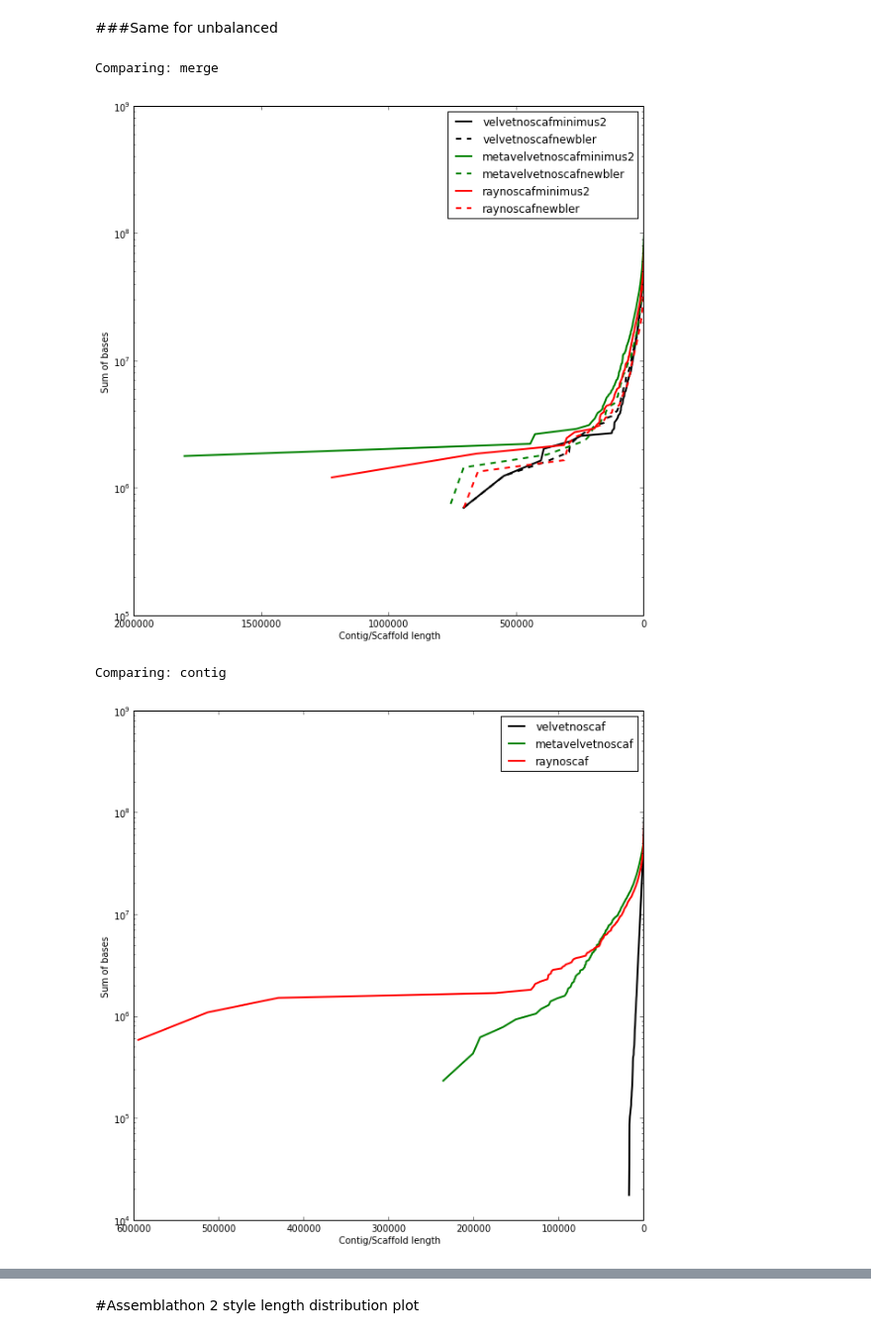
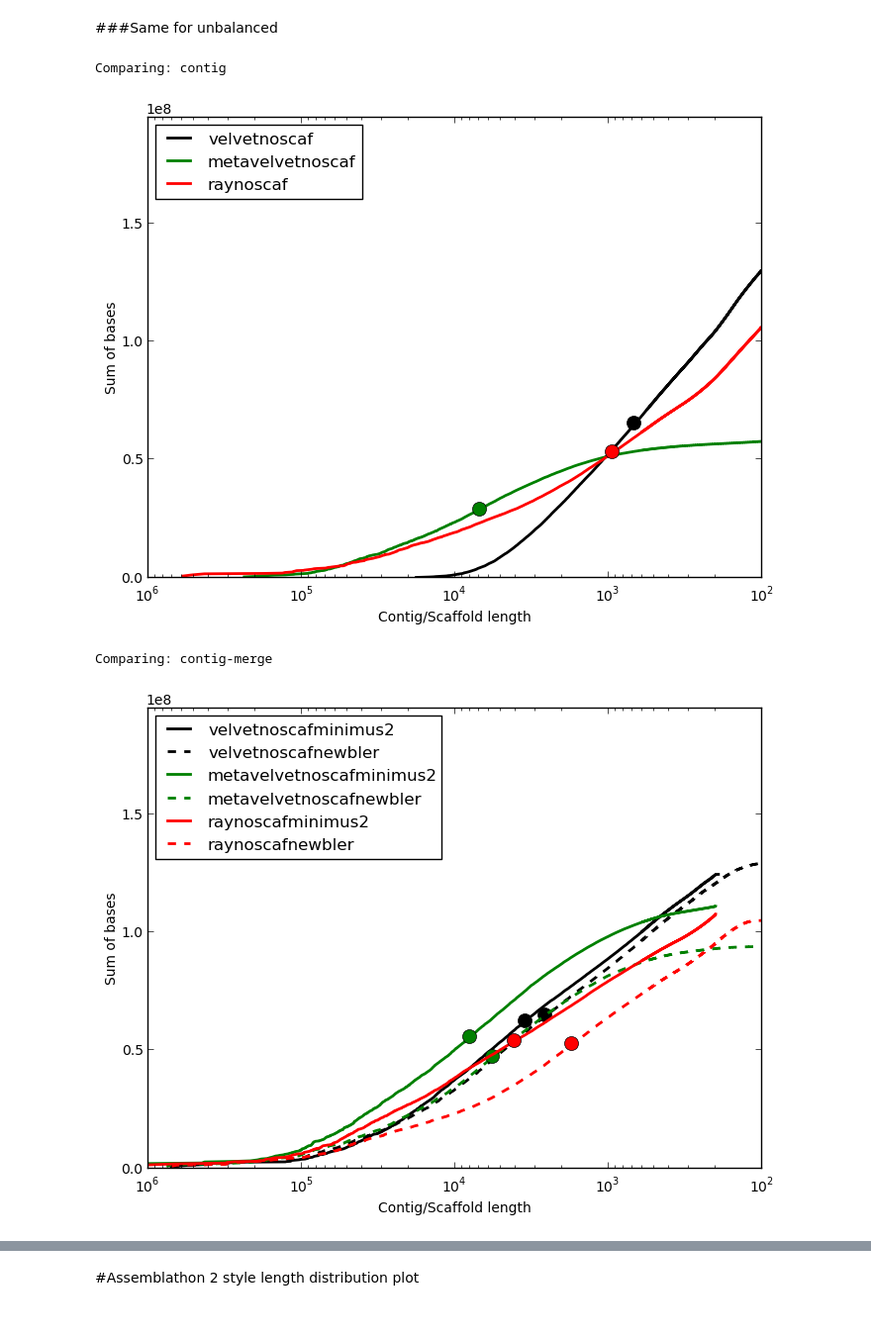
Before and after one commit to inodb/notebooks, a Jupyter notebook: chris-mock-masmvali-length.ipynb, the cells around one changed output, grey strips where cells are left out. Shown at 99% size. Cells and saved outputs as stored; diff of their text form; code cells hidden in the pictures.

Commit message:
Changed length distribution plots for report

```diff
--- a/chris-mock-masmvali-length.ipynb
+++ b/chris-mock-masmvali-length.ipynb
@@ -11,5 +11,5 @@ names = ['velvetnoscaf','velvetscaf','velvetnoscafminimus2','velvetnoscafnewbler
 # %% [markdown]
 Name sets of names, so we can compare each set separately. Otherwise you don't see anything in the plot
 # %%
-asm_sets = {}asm_sets['contig'] = [n for n in names if n.endswith('noscaf')]asm_sets['scaf'] = [n for n in names if n.endswith('scaf') and not n.endswith('noscaf')]asm_sets['merge'] = [n for n in names if n.endswith('newbler') or n.endswith('minimus2')]asm_sets['bambus2'] = [n for n in names if n.endswith('noscafbambus2')]asm_sets['mergebambus2'] = [n for n in names if n.endswith('newblerbambus2') or n.endswith('minimus2bambus2')]asm_sets
+asm_sets = {}asm_sets['contig'] = [n for n in names if n.endswith('noscaf')]asm_sets['scaf'] = [n for n in names if n.endswith('scaf') and not n.endswith('noscaf')]asm_sets['contig-merge'] = [n for n in names if n.endswith('newbler') or n.endswith('minimus2')]asm_sets['contig-scaf'] = [n for n in names if n.endswith('noscafbambus2')]asm_sets['contig-merge-scaf'] = [n for n in names if n.endswith('newblerbambus2') or n.endswith('minimus2bambus2')]asm_sets
 # %% [output]
@@ -27,3 +27,3 @@ Compare all sets
 # %%
-for k in asm_sets:    print "Comparing: " + k    plot_length([filesd["Sample_50ng_even"][name] for name in asm_sets[k]], asm_sets[k], [colord[name] for name in asm_sets[k]], [shapesd[name] for name in asm_sets[k]])    plt.show()
+for k in asm_sets:    print "Comparing: " + k    plot_length([filesd["Sample_50ng_even"][name] for name in asm_sets[k]], asm_sets[k], [colord[name] for name in asm_sets[k]], [shapesd[name] for name in asm_sets[k]])    savefig(outputdir + '/' + 'even-' + k + '.png')    savefig(outputdir + '/' + 'even-' + k + '.pdf')    plt.show()
 # %% [output]
@@ -40,9 +40,9 @@ Comparing: scaf
 # %% [markdown]
 ###Same for unbalanced
 # %%
-for k in asm_sets:    print "Comparing: " + k    plot_length([filesd["Sample_50ng_unbalanced"][name] for name in asm_sets[k]], asm_sets[k], [colord[name] for name in asm_sets[k]], [shapesd[name] for name in asm_sets[k]])    plt.show()
+for k in asm_sets:    print "Comparing: " + k    plot_length([filesd["Sample_50ng_unbalanced"][name] for name in asm_sets[k]], asm_sets[k], [colord[name] for name in asm_sets[k]], [shapesd[name] for name in asm_sets[k]])    savefig(outputdir + '/' + 'uneven-' + k + '.png')    savefig(outputdir + '/' + 'uneven-' + k + '.pdf')    plt.show()
 # %% [output]
-Comparing: merge
+Comparing: contig
-[figure, old version]
+[figure, new version]
-Comparing: contig
+Comparing: contig-merge
-[figure, old version]
+[figure, new version]
```
Also changed, not shown: parts of 4 cells of this notebook.
